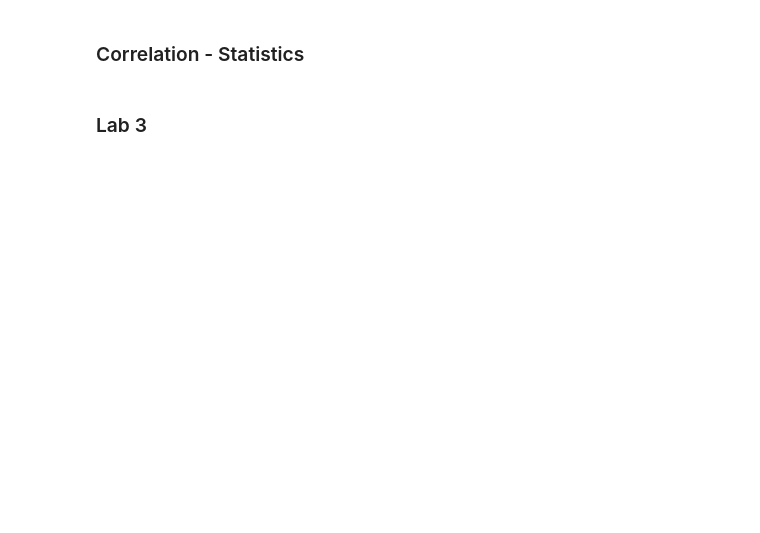
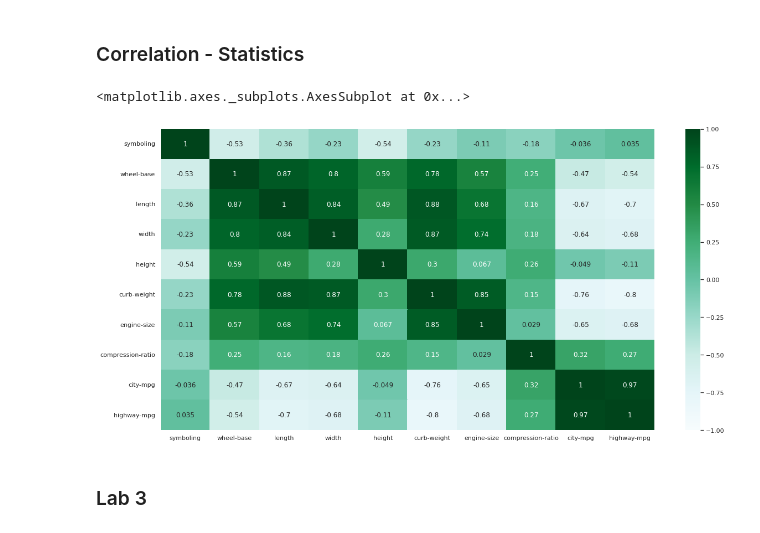
Before and after one commit to PosgradoMNA/actividades-de-aprendizaje-JavierP-rez, a Jupyter notebook: Semana6_19to25Oct/Modulo3_Semana6_DataAnalysisWithPython_IBM.ipynb, the cells around one changed output. Drawn from its saved outputs; the diff is of its cells as text; code cells hidden in the pictures; blank space fills up the shorter version.

```diff
--- a/Semana6_19to25Oct/Modulo3_Semana6_DataAnalysisWithPython_IBM.ipynb
+++ b/Semana6_19to25Oct/Modulo3_Semana6_DataAnalysisWithPython_IBM.ipynb
@@ -238,4 +330,14 @@ plt.show()
 # %% [markdown]
 ### Correlation - Statistics
+# %%
+#Correlation Statistics
+from scipy.stats import pearsonr
+#pearson_coef, p_value = pearsonr(df["horsepower", df["price"]])
+corrs = df.corr()
+sns.set(rc = {'figure.figsize':(20,10)})
+sns.heatmap(corrs, vmin = -1, vmax = 1, cmap = "BuGn", annot= True)
+# %% [output]
+<matplotlib.axes._subplots.AxesSubplot at 0x...>
+[figure, added]
 # %% [markdown]
 ### Lab 3
```
Also changed, not shown: parts of 19 cells of this notebook.
